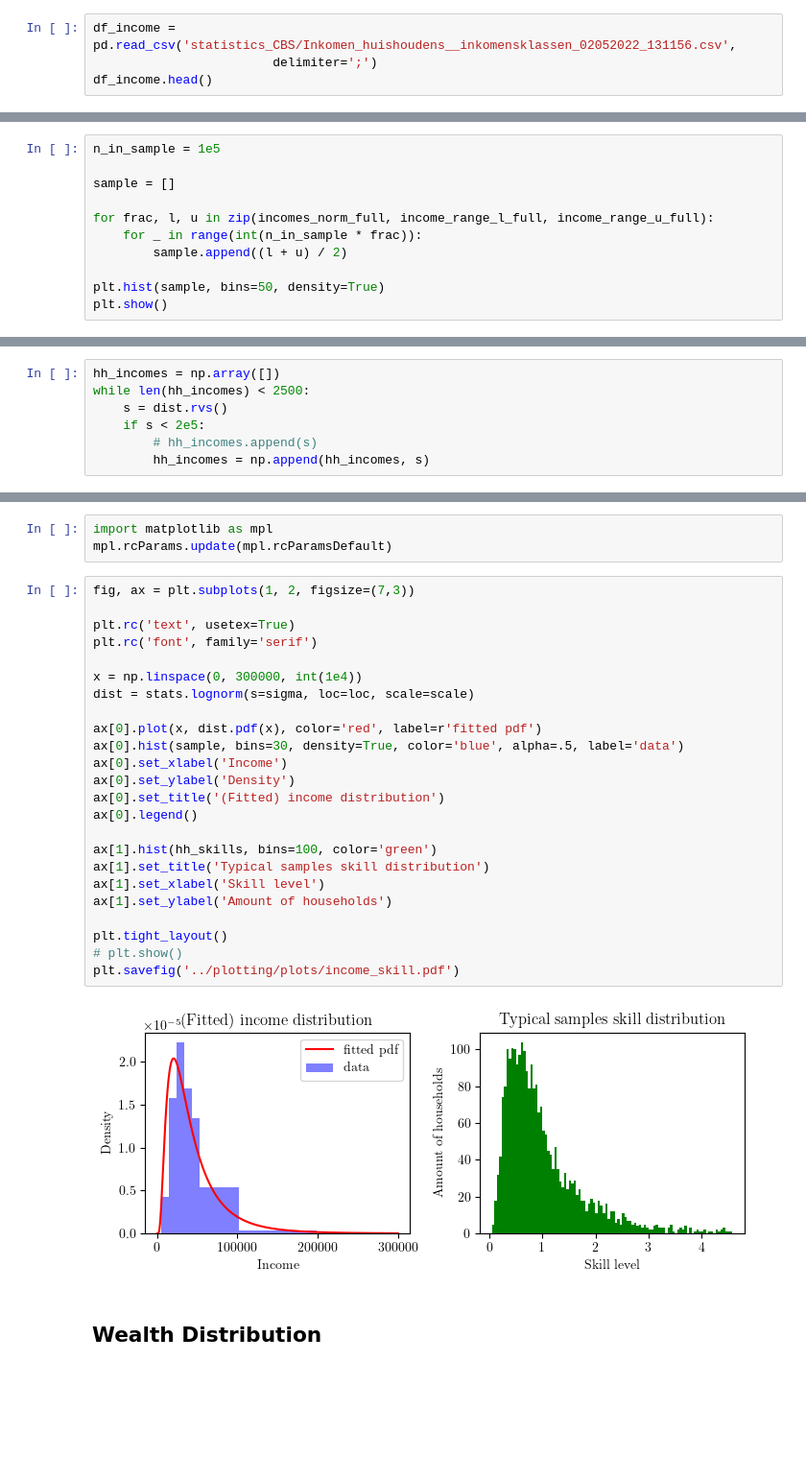
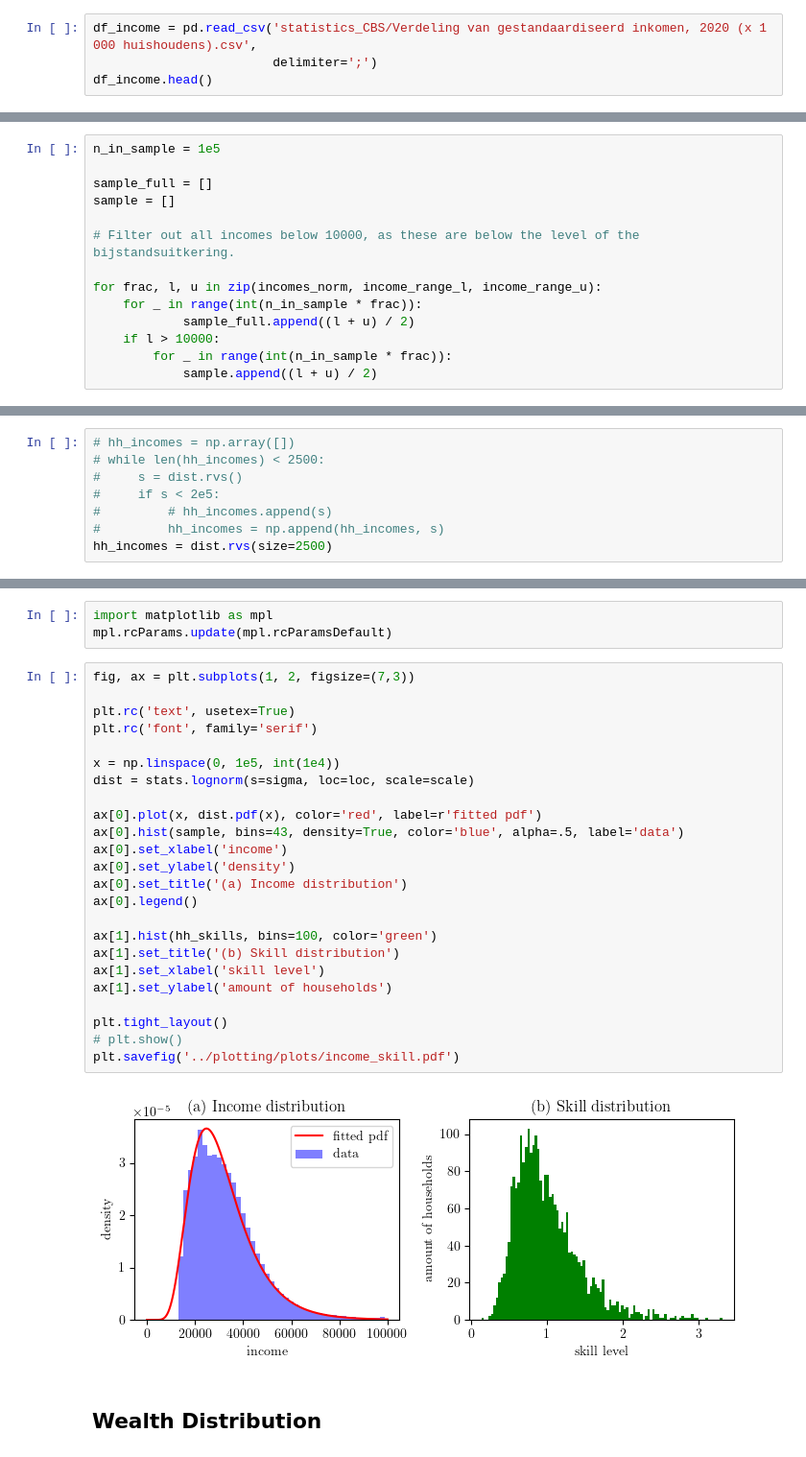
Before and after one commit to Tarsatir/Capsule_Climate, a Jupyter notebook: data/income_wealth_dist.ipynb, the cells around one changed output, grey strips where cells are left out. Shown: that part at 96% size. Saved outputs shown, nothing was run; the diff lists cells and outputs as text; blank space fills up the shorter version.

```diff
--- a/data/income_wealth_dist.ipynb
+++ b/data/income_wealth_dist.ipynb
@@ -11,7 +11,7 @@ import matplotlib.pyplot as plt
 #     "font.family": "serif",
 #     "font.serif": ["Computer Modern Roman"]})
 # %%
-df_income = pd.read_csv('statistics_CBS/Inkomen_huishoudens__inkomensklassen_02052022_131156.csv',
+df_income = pd.read_csv('statistics_CBS/Verdeling van gestandaardiseerd inkomen, 2020 (x 1 000 huishoudens).csv',
                         delimiter=';')
 df_income.head()
 # %% [output]
@@ -52,11 +72,14 @@ plt.show()
 # %%
 n_in_sample = 1e5
 
+sample_full = []
 sample = []
 
-for frac, l, u in zip(incomes_norm_full, income_range_l_full, income_range_u_full):
+# Filter out all incomes below 10000, as these are below the level of the bijstandsuitkering.
+
+for frac, l, u in zip(incomes_norm, income_range_l, income_range_u):
     for _ in range(int(n_in_sample * frac)):
-        sample.append((l + u) / 2)
-
-plt.hist(sample, bins=50, density=True)
-plt.show()
+            sample_full.append((l + u) / 2)
+    if l > 10000:
+        for _ in range(int(n_in_sample * frac)):
+            sample.append((l + u) / 2)
@@ -86,12 +119,13 @@ plt.show()
 # %% [markdown]
 ### Skill distribution now follows the fitted income distribution
 # %%
-hh_incomes = np.array([])
-while len(hh_incomes) < 2500:
-    s = dist.rvs()
-    if s < 2e5:
-        # hh_incomes.append(s)
-        hh_incomes = np.append(hh_incomes, s)
+# hh_incomes = np.array([])
+# while len(hh_incomes) < 2500:
+#     s = dist.rvs()
+#     if s < 2e5:
+#         # hh_incomes.append(s)
+#         hh_incomes = np.append(hh_incomes, s)
+hh_incomes = dist.rvs(size=2500)
 # %%
 hh_skills = 2500 * hh_incomes / sum(hh_incomes)
 # %%
@@ -105,29 +139,29 @@ mpl.rcParams.update(mpl.rcParamsDefault)
 # %%
 fig, ax = plt.subplots(1, 2, figsize=(7,3))
 
 plt.rc('text', usetex=True)
 plt.rc('font', family='serif')
 
-x = np.linspace(0, 300000, int(1e4))
+x = np.linspace(0, 1e5, int(1e4))
 dist = stats.lognorm(s=sigma, loc=loc, scale=scale)
 
 ax[0].plot(x, dist.pdf(x), color='red', label=r'fitted pdf')
-ax[0].hist(sample, bins=30, density=True, color='blue', alpha=.5, label='data')
-ax[0].set_xlabel('Income')
-ax[0].set_ylabel('Density')
-ax[0].set_title('(Fitted) income distribution')
+ax[0].hist(sample, bins=43, density=True, color='blue', alpha=.5, label='data')
+ax[0].set_xlabel('income')
+ax[0].set_ylabel('density')
+ax[0].set_title('(a) Income distribution')
 ax[0].legend()
 
 ax[1].hist(hh_skills, bins=100, color='green')
-ax[1].set_title('Typical samples skill distribution')
-ax[1].set_xlabel('Skill level')
-ax[1].set_ylabel('Amount of households')
+ax[1].set_title('(b) Skill distribution')
+ax[1].set_xlabel('skill level')
+ax[1].set_ylabel('amount of households')
 
 plt.tight_layout()
 # plt.show()
 plt.savefig('../plotting/plots/income_skill.pdf')
 # %% [output]
-[figure, old version]
+[figure, new version]
 # %% [markdown]
 ## Wealth Distribution
 # %%
```
Also changed, not shown: parts of 14 cells of this notebook, 18 other files.
